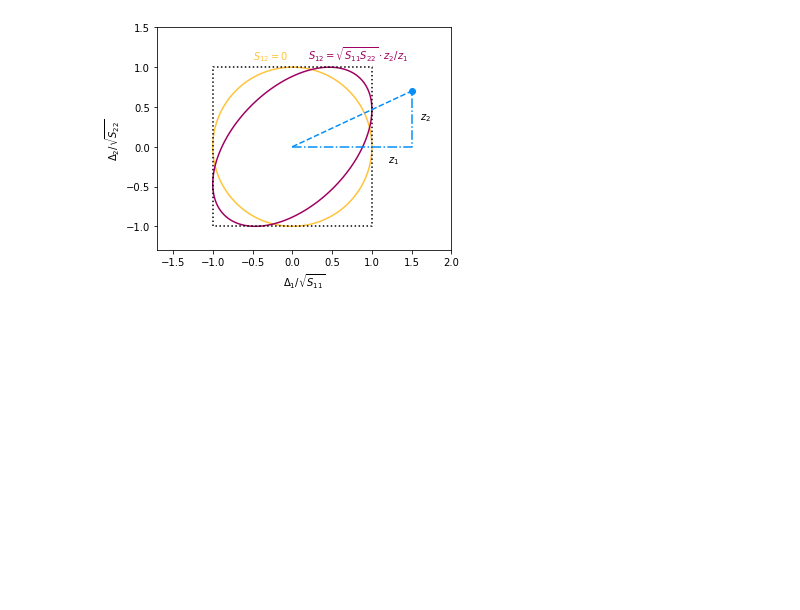
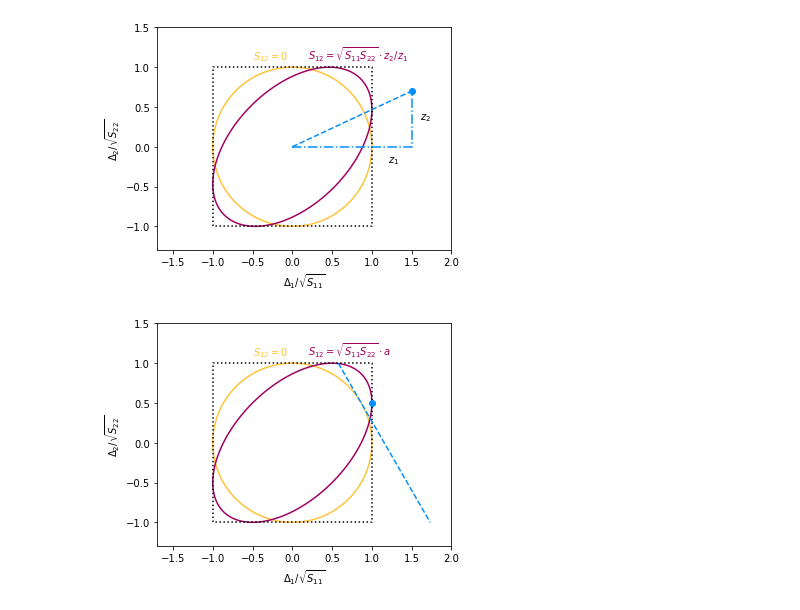
Before and after one commit to ast0815/covfit, a Jupyter notebook: illustrations.ipynb, the cells around one changed output. Drawn from its saved outputs; the diff is of its cells as text; code cells hidden in the pictures; blank space fills up the shorter version.

```diff
--- a/illustrations.ipynb
+++ b/illustrations.ipynb
@@ -230,3 +234,45 @@ fig.tight_layout()
 fig.savefig("plots/min-dist.pdf")
 # %% [output]
 [figure]
+# %%
+# Illustration of CDF equivalence
+fig, ax = plt.subplots(figsize=(6, 4))
+ax.set_aspect("equal")
+ax.set_xlabel("$\Delta_1 / \sqrt{S_{11}}$")
+ax.set_ylabel("$\Delta_2 / \sqrt{S_{22}}$")
+ax.set_xlim(-1.7, 2)
+ax.set_ylim(-1.3, 1.5)
+
+z1 = 1.0
+z2 = 0.5
+
+phi = np.arcsin(z2)
+m = z2 / np.cos(phi)
+
+ax.plot([-1, -1, 1, 1, -1], [-1, 1, 1, -1, -1], color="k", linestyle="dotted")
+ax.plot([z1], [z2], color="C0", marker="o")
+ax.plot(
+    [np.cos(phi) - m * (1 - z2), np.cos(phi) + m * (z2 + 1)],
+    [1, -1],
+    color="C0",
+    linestyle="dashed",
+)
+
+delta = 0.025
+xrange = np.arange(-1.1, 1.1, delta)
+yrange = np.arange(-1.1, 1.1, delta)
+X, Y = np.meshgrid(xrange, yrange)
+ax.contour(X, Y, X ** 2 + Y ** 2, [1], colors="C1")
+ax.contour(
+    X,
+    Y,
+    X ** 2 + Y ** 2 - 2 * X * Y / (z1 / z2),
+    [1 - (z2 / z1) ** 2],
+    colors="C2",
+)
+ax.annotate("$S_{12} = 0$", (-0.5, 1.1), color="C1")
+ax.annotate("$S_{12} = \sqrt{S_{11}S_{22}}  \cdot a$", (0.2, 1.1), color="C2")
+fig.tight_layout()
+fig.savefig("plots/conservative.pdf")
+# %% [output]
+[figure, added]
```
Also changed, not shown: parts of 1 cell of this notebook, 8 other files.
